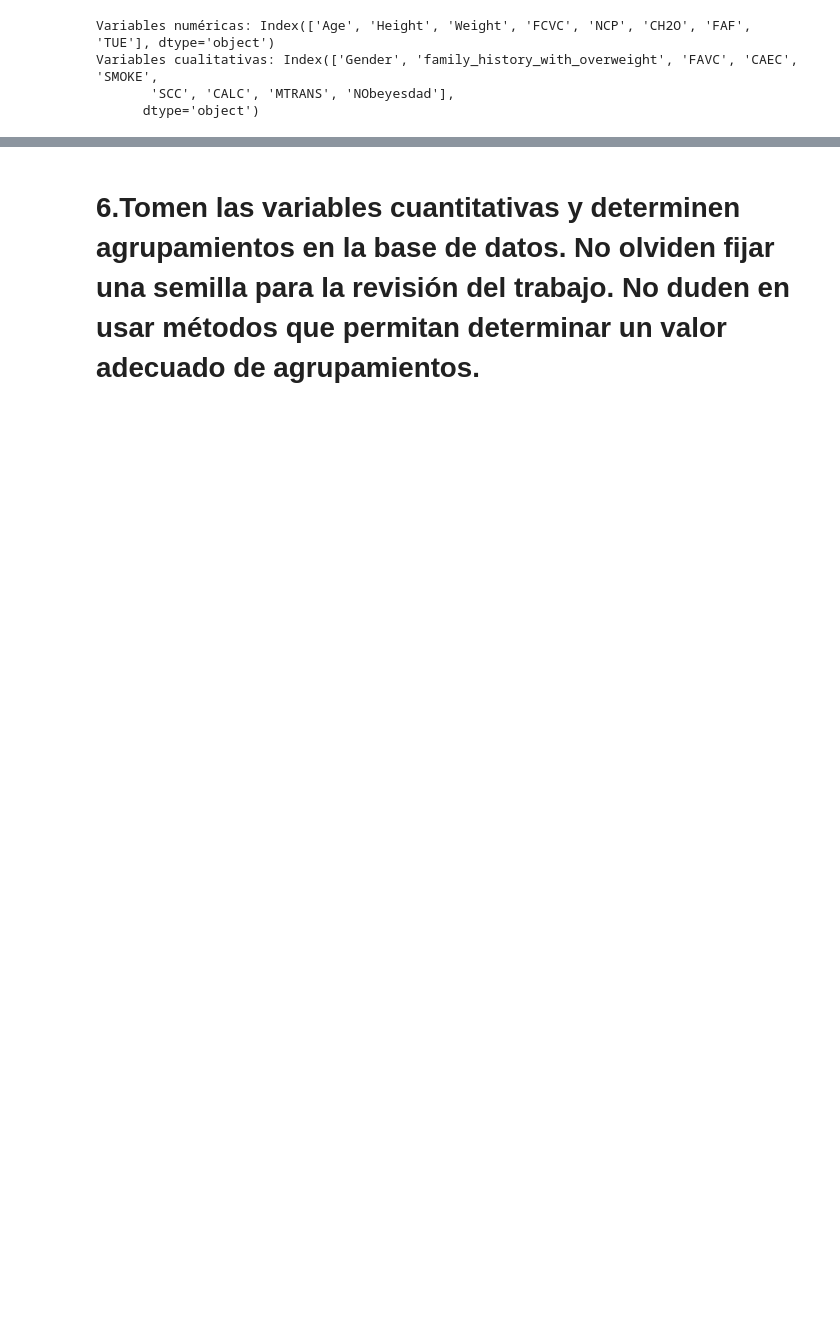
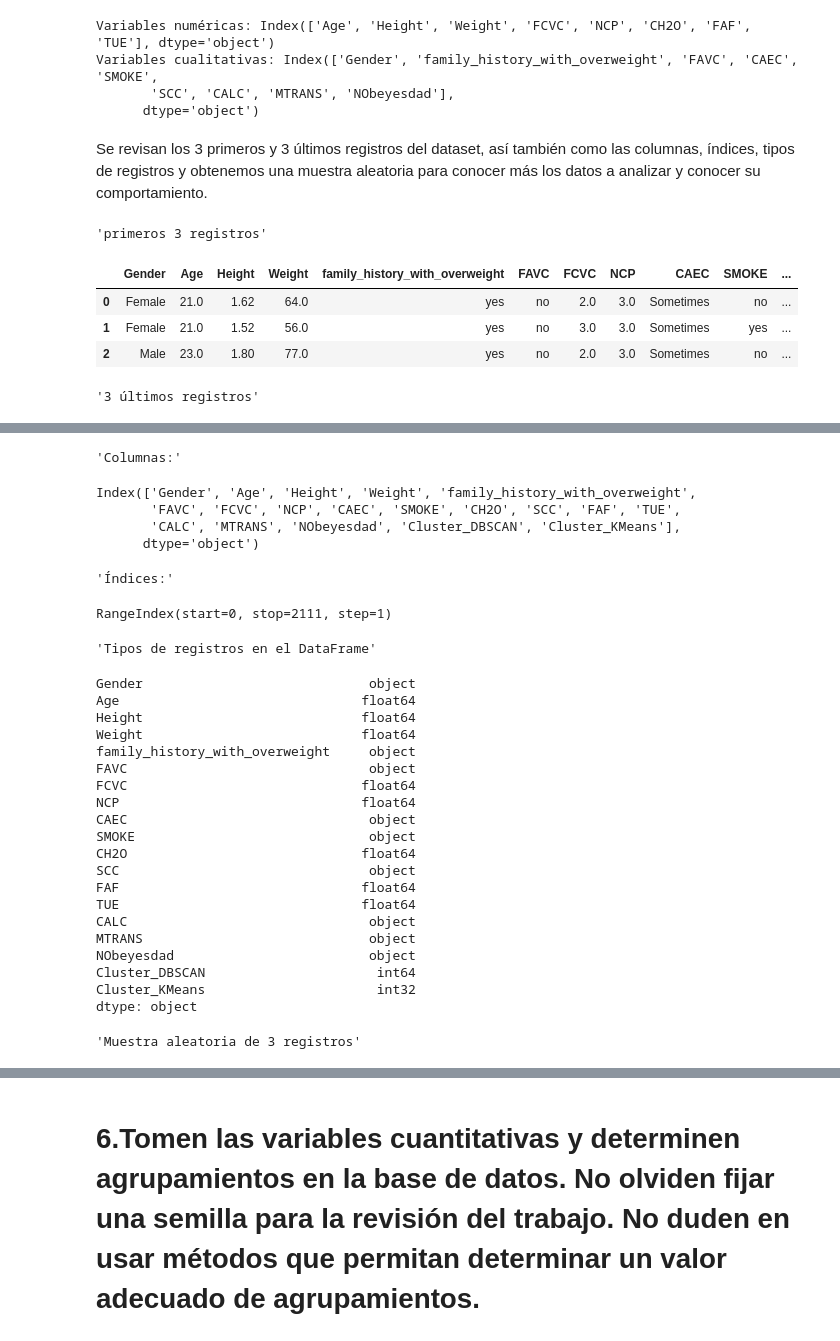
Before and after one commit to ccjaviers777/actividad_3_ml, a Jupyter notebook: Cuadernos/evaluacion_datos_sobre_obesidad.ipynb, the cells around one changed output, grey strips where cells are left out. Cells and saved outputs as stored; diff of their text form; code cells hidden in the pictures; blank space fills up the shorter version.

```diff
--- a/Cuadernos/evaluacion_datos_sobre_obesidad.ipynb
+++ b/Cuadernos/evaluacion_datos_sobre_obesidad.ipynb
@@ -78,3 +105,19 @@ Variables numéricas: Index(['Age', 'Height', 'Weight', 'FCVC', 'NCP', 'CH2O', '
 Variables cualitativas: Index(['Gender', 'family_history_with_overweight', 'FAVC', 'CAEC', 'SMOKE',
        'SCC', 'CALC', 'MTRANS', 'NObeyesdad'],
       dtype='object')
+# %% [markdown]
+Se revisan los 3 primeros y 3 últimos registros del dataset, así también como las columnas, índices, tipos de registros y obtenemos una muestra aleatoria para conocer más los datos a analizar y conocer su comportamiento.
+# %%
+display("primeros 3 registros",df_obesidad.head(3))
+display("3 últimos registros",df_obesidad.tail(3))
+display("Columnas:",df_obesidad.columns)
+display("Índices:",df_obesidad.index)
+display("Tipos de registros en el DataFrame",df_obesidad.dtypes)
+display("Muestra aleatoria de 3 registros",df_obesidad.sample(3))
+# %% [output]
+'primeros 3 registros'
+|  | Gender | Age | Height | Weight | family_history_with_overweight | FAVC | FCVC | NCP | CAEC | SMOKE | ... |
+| 0 | Female | 21.0 | 1.62 | 64.0 | yes | no | 2.0 | 3.0 | Sometimes | no | ... |
+| 1 | Female | 21.0 | 1.52 | 56.0 | yes | no | 3.0 | 3.0 | Sometimes | yes | ... |
+| 2 | Male | 23.0 | 1.80 | 77.0 | yes | no | 2.0 | 3.0 | Sometimes | no | ... |
+'3 últimos registros'
@@ -80,0 +128,29 @@ Variables cualitativas: Index(['Gender', 'family_history_with_overweight', 'FAVC
+'Columnas:'
+Index(['Gender', 'Age', 'Height', 'Weight', 'family_history_with_overweight',
+       'FAVC', 'FCVC', 'NCP', 'CAEC', 'SMOKE', 'CH2O', 'SCC', 'FAF', 'TUE',
+       'CALC', 'MTRANS', 'NObeyesdad', 'Cluster_DBSCAN', 'Cluster_KMeans'],
+      dtype='object')
+'Índices:'
+RangeIndex(start=0, stop=2111, step=1)
+'Tipos de registros en el DataFrame'
+Gender                             object
+Age                               float64
+Height                            float64
+Weight                            float64
+family_history_with_overweight     object
+FAVC                               object
+FCVC                              float64
+NCP                               float64
+CAEC                               object
+SMOKE                              object
+CH2O                              float64
+SCC                                object
+FAF                               float64
+TUE                               float64
+CALC                               object
+MTRANS                             object
+NObeyesdad                         object
+Cluster_DBSCAN                      int64
+Cluster_KMeans                      int32
+dtype: object
+'Muestra aleatoria de 3 registros'
```
Also changed, not shown: parts of 20 cells of this notebook.
